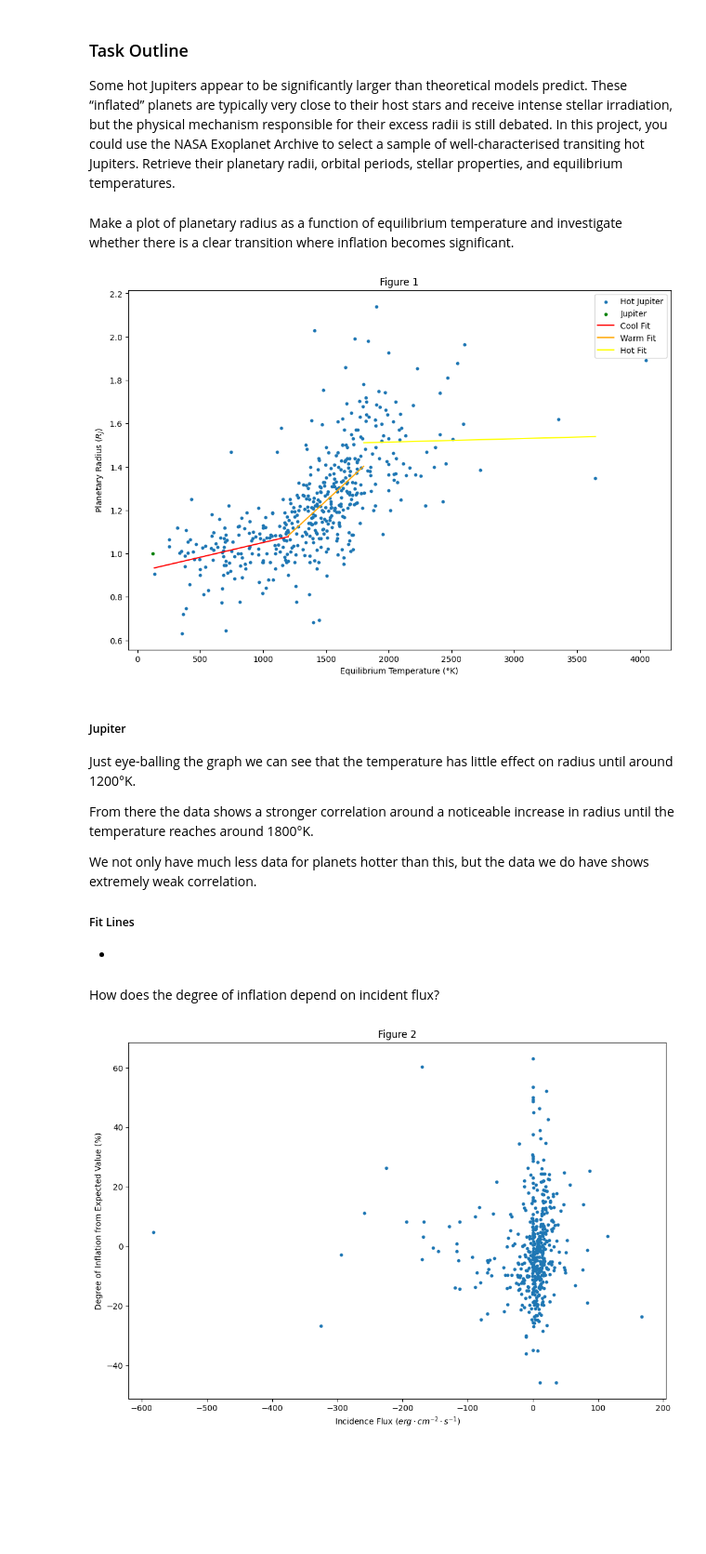
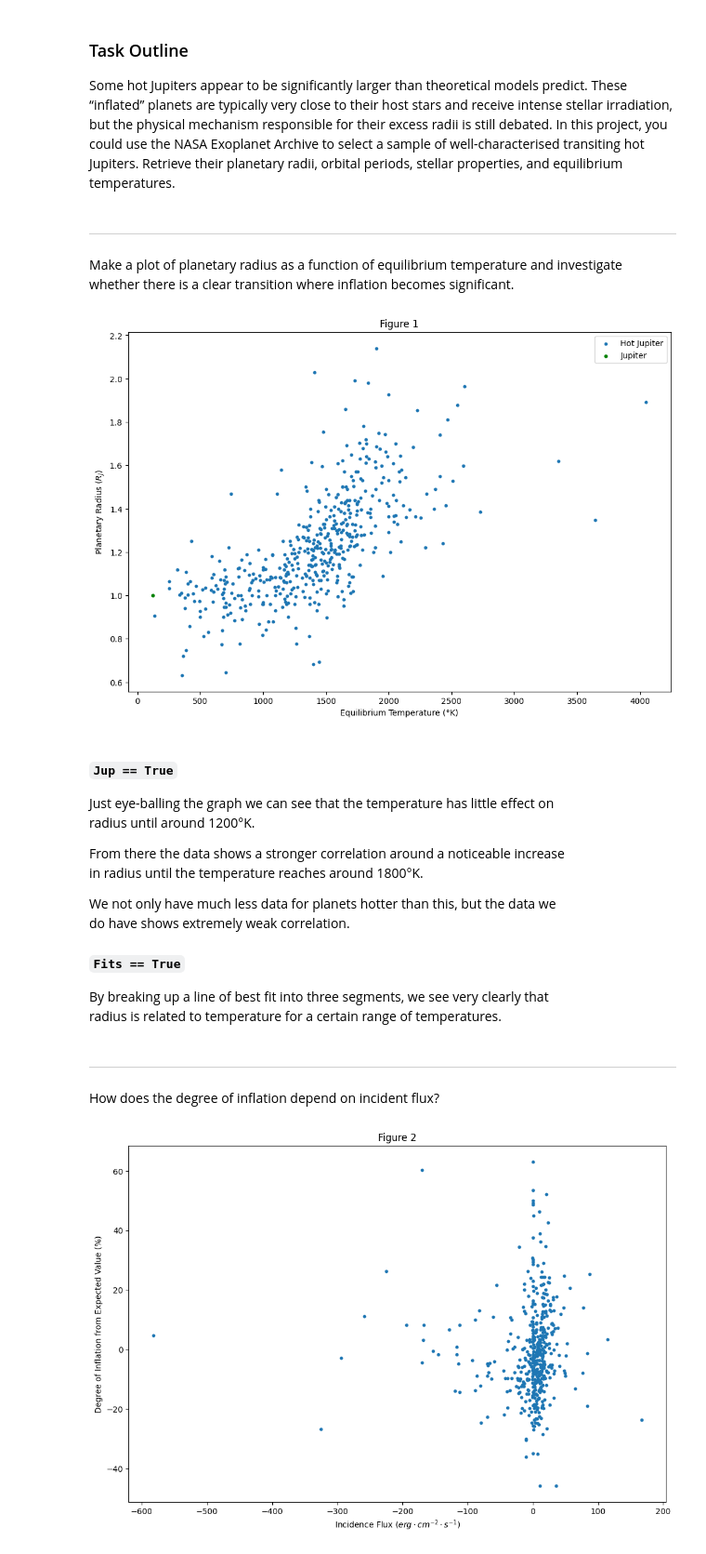
Before and after one commit to Macauley-Jones/PHYS2116_Comp_Assignment, a Jupyter notebook: Computational Assignment.ipynb, the cells around one changed output. Shown at 93% size. Cells and saved outputs as stored; diff of their text form; code cells hidden in the pictures; blank space fills up the shorter version.

```diff
--- a/Computational Assignment.ipynb
+++ b/Computational Assignment.ipynb
@@ -146,14 +146,16 @@ percentage_increase = [
     for d in data
 ]
 # %% [markdown]
+---
 Make a plot of planetary radius as a function of equilibrium temperature and investigate whether there is a clear transition where inflation becomes significant.
 # %%
 # Some basic Jupiter data and a function that plots Jupiter on the graph for reference
+# At the moment, this only works for my Temperature-Radius plots
 
 J_temp = 122
 J_rad = 1
 
 def Jupiter():
-    plt.scatter(J_temp, J_rad, color="green", s=10, label="Jupiter")
+    plt.scatter(J_temp, J_rad, color="green", s=12, label="Jupiter")
 # %%
 # This function plots three lines of best fit for different sections of the graph,
@@ -213,20 +215,26 @@ def plot_legend(xaxis, yaxis, xname, yname, Jup, Fits, n):
 # %%
-plot_legend(temps, radii, "Equilibrium Temperature (°K)", "Planetary Radius ($R_{J}$)", True, True, 1)
+plot_legend(temps, radii, "Equilibrium Temperature (°K)", "Planetary Radius ($R_{J}$)", True, False, 1)
 
 # Whatever is between $ symbols uses LaTex formatting, here it's for the subscript
 # %% [output]
-[figure, old version]
+[figure, new version]
 # %% [markdown]
-##### Jupiter
+##### `Jup == True`
 
-Just eye-balling the graph we can see that the temperature has little effect on radius until around 1200°K.
+Just eye-balling the graph we can see that the temperature has little effect on
+radius until around 1200°K.
 
-From there the data shows a stronger correlation around a noticeable increase in radius until the temperature reaches around 1800°K.
+From there the data shows a stronger correlation around a noticeable increase
+in radius until the temperature reaches around 1800°K.
 
-We not only have much less data for planets hotter than this, but the data we do have shows extremely weak correlation.
+We not only have much less data for planets hotter than this, but the data we
+do have shows extremely weak correlation.
 
-##### Fit Lines
-*
+##### `Fits == True`
+
+By breaking up a line of best fit into three segments, we see very clearly that
+radius is related to temperature for a certain range of temperatures.
 # %% [markdown]
+---
 How does the degree of inflation depend on incident flux?
 # %%
```
Also changed, not shown: parts of 11 cells of this notebook.
